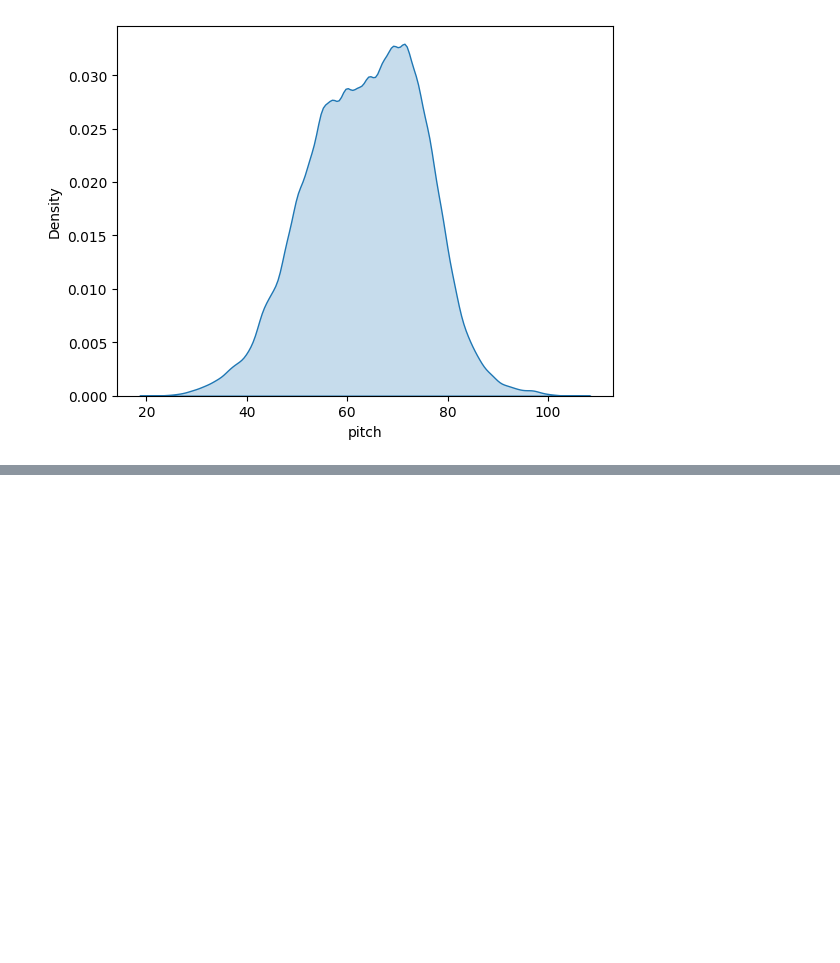
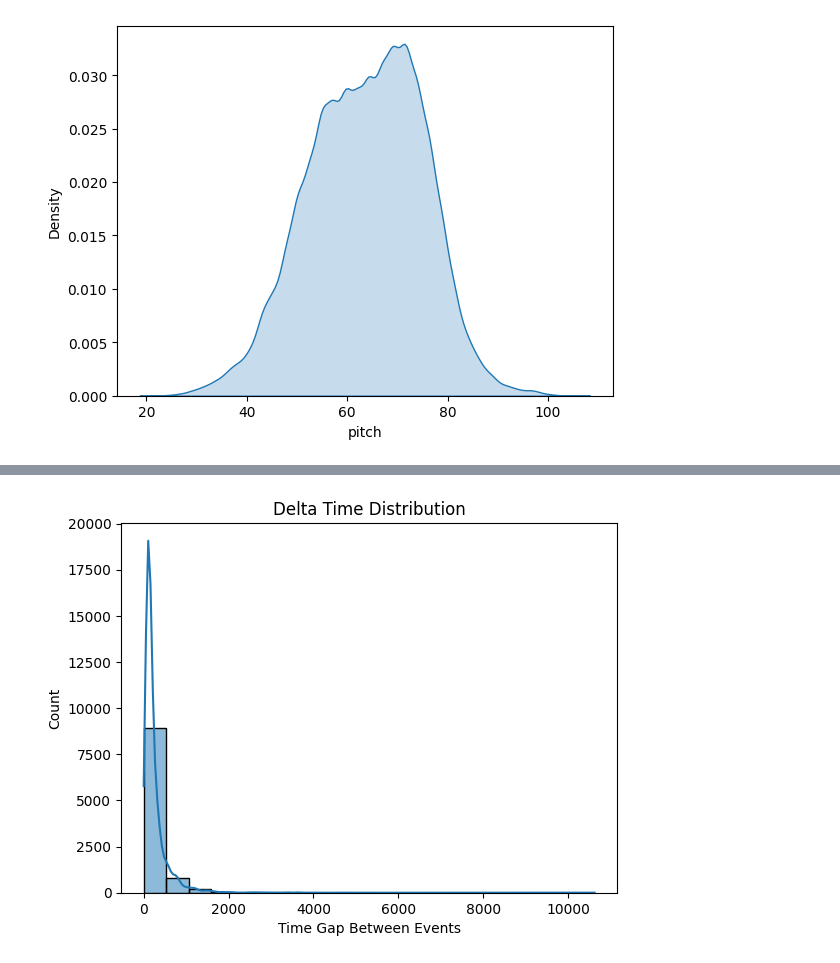
Before and after one commit to PyAlaie/music-generator, a Jupyter notebook: src/EDA.ipynb, the cells around one changed output, grey strips where cells are left out. Saved outputs shown, nothing was run; the diff lists cells and outputs as text; code cells hidden in the pictures; blank space fills up the shorter version.

```diff
--- a/src/EDA.ipynb
+++ b/src/EDA.ipynb
@@ -72,0 +87,7 @@ plt.show()
+# %%
+sns.histplot(combined_df['duration'].sample(10_000), bins=20, kde=True)
+plt.title("Delta Time Distribution")
+plt.xlabel("Time Gap Between Events")
+plt.show()
+# %% [output]
+[figure, added]
```
Also changed, not shown: parts of 2 cells of this notebook, 3 other files.
